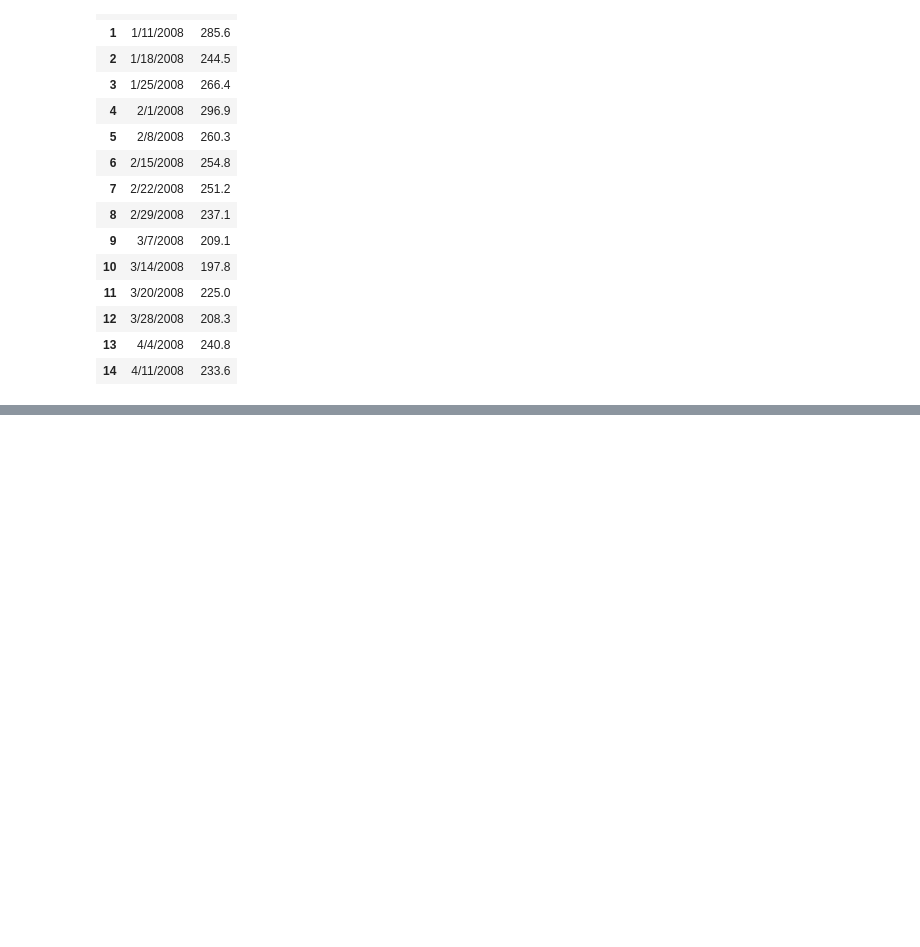
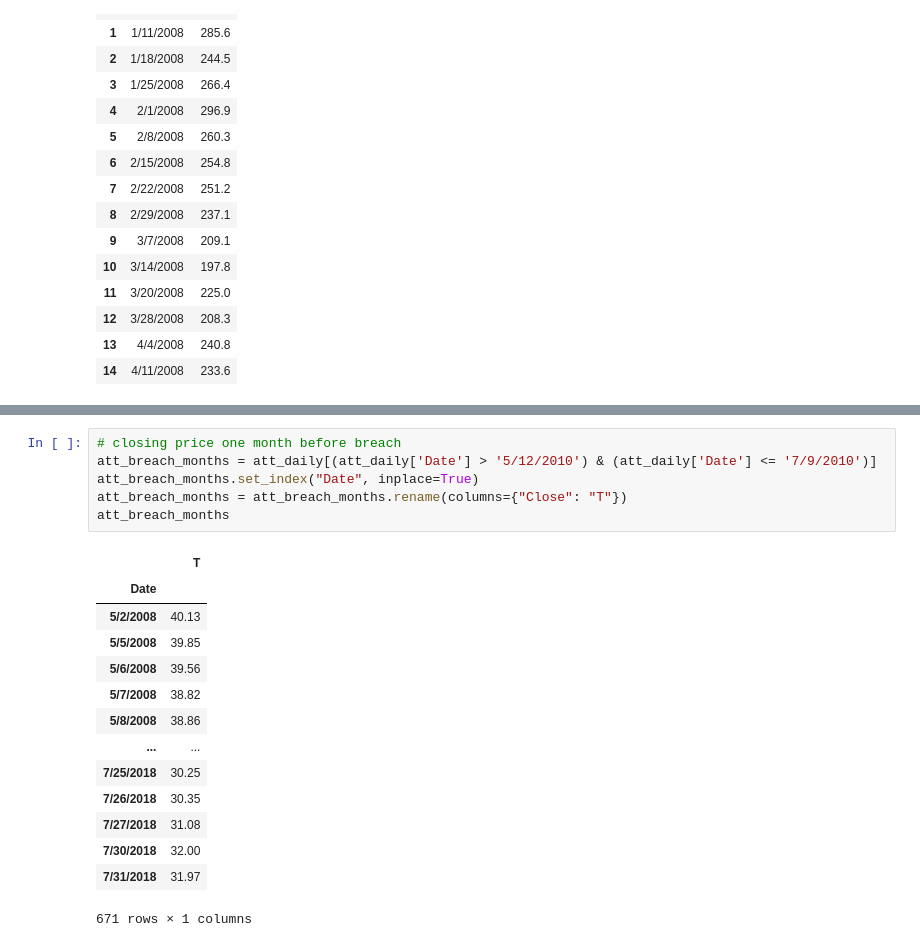
Before and after one commit to chaka37/Project1, a Jupyter notebook: notebooks/tempest.ipynb, the cells around one changed output, grey strips where cells are left out. Cells and saved outputs as stored; diff of their text form; blank space fills up the shorter version.

```diff
--- a/notebooks/tempest.ipynb
+++ b/notebooks/tempest.ipynb
@@ -504,0 +548,21 @@ citi_weekly.head(15)
+# %%
+# closing price one month before breach
+att_breach_months = att_daily[(att_daily['Date'] > '5/12/2010') & (att_daily['Date'] <= '7/9/2010')]
+att_breach_months.set_index("Date", inplace=True)
+att_breach_months = att_breach_months.rename(columns={"Close": "T"})
+att_breach_months
+# %% [output]
+|  | T |
+| Date |  |
+| 5/2/2008 | 40.13 |
+| 5/5/2008 | 39.85 |
+| 5/6/2008 | 39.56 |
+| 5/7/2008 | 38.82 |
+| 5/8/2008 | 38.86 |
+| ... | ... |
+| 7/25/2018 | 30.25 |
+| 7/26/2018 | 30.35 |
+| 7/27/2018 | 31.08 |
+| 7/30/2018 | 32.00 |
+| 7/31/2018 | 31.97 |
+671 rows × 1 columns
```
Also changed, not shown: parts of 15 cells of this notebook, 5 other files.
